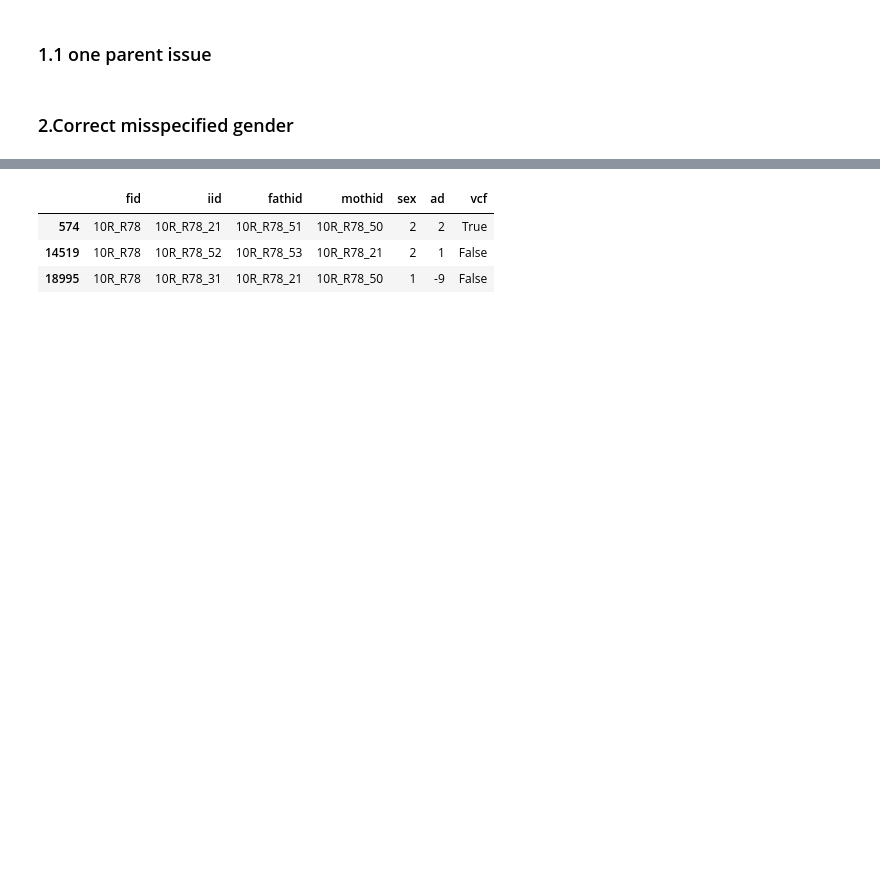
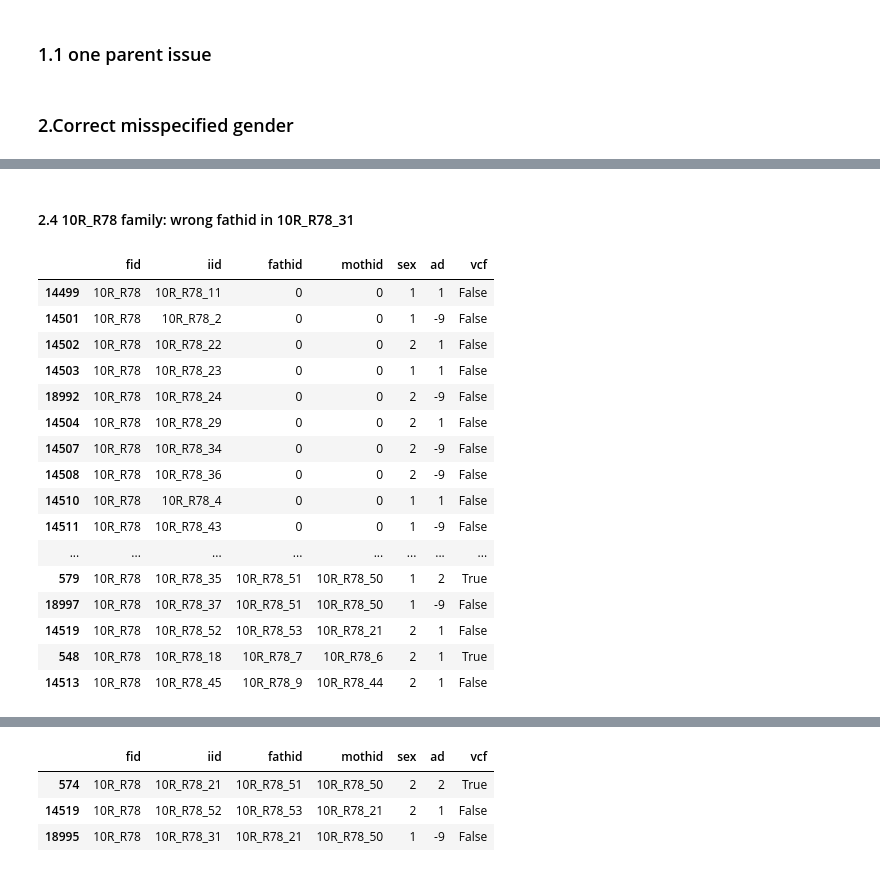
Before and after one commit to gaow/SEQLinkage, a Jupyter notebook: nbs/05_ADFam-Copy1.ipynb, the cells around one changed output, grey strips where cells are left out. Cells and saved outputs as stored; diff of their text form; code cells hidden in the pictures; blank space fills up the shorter version.

```diff
--- a/05_ADFam.ipynb
+++ b/nbs/05_ADFam-Copy1.ipynb
@@ -1045,0 +1115,3 @@ nodp_fam.to_csv('data/nodp_fam.csv',header=False,index=False)
+# %%
+nodp_fam.fathid[nodp_fam.iid=='27_126_86559'] = '27_126_86560'
+nodp_fam.mothid[nodp_fam.iid=='27_126_86559'] = '27_126_85004'
@@ -1045,0 +1131,22 @@ nodp_fam.to_csv('data/nodp_fam.csv',header=False,index=False)
+# %% [markdown]
+#### 2.4 10R_R78 family: wrong fathid in 10R_R78_31
+# %%
+nodp_fam[nodp_fam.fid == '10R_R78'].sort_values(['fathid','iid'])
+# %% [output]
+|  | fid | iid | fathid | mothid | sex | ad | vcf |
+| 14499 | 10R_R78 | 10R_R78_11 | 0 | 0 | 1 | 1 | False |
+| 14501 | 10R_R78 | 10R_R78_2 | 0 | 0 | 1 | -9 | False |
+| 14502 | 10R_R78 | 10R_R78_22 | 0 | 0 | 2 | 1 | False |
+| 14503 | 10R_R78 | 10R_R78_23 | 0 | 0 | 1 | 1 | False |
+| 18992 | 10R_R78 | 10R_R78_24 | 0 | 0 | 2 | -9 | False |
+| 14504 | 10R_R78 | 10R_R78_29 | 0 | 0 | 2 | 1 | False |
+| 14507 | 10R_R78 | 10R_R78_34 | 0 | 0 | 2 | -9 | False |
+| 14508 | 10R_R78 | 10R_R78_36 | 0 | 0 | 2 | -9 | False |
+| 14510 | 10R_R78 | 10R_R78_4 | 0 | 0 | 1 | 1 | False |
+| 14511 | 10R_R78 | 10R_R78_43 | 0 | 0 | 1 | -9 | False |
+| ... | ... | ... | ... | ... | ... | ... | ... |
+| 579 | 10R_R78 | 10R_R78_35 | 10R_R78_51 | 10R_R78_50 | 1 | 2 | True |
+| 18997 | 10R_R78 | 10R_R78_37 | 10R_R78_51 | 10R_R78_50 | 1 | -9 | False |
+| 14519 | 10R_R78 | 10R_R78_52 | 10R_R78_53 | 10R_R78_21 | 2 | 1 | False |
+| 548 | 10R_R78 | 10R_R78_18 | 10R_R78_7 | 10R_R78_6 | 2 | 1 | True |
+| 14513 | 10R_R78 | 10R_R78_45 | 10R_R78_9 | 10R_R78_44 | 2 | 1 | False |
```
Also changed, not shown: parts of 26 cells of this notebook, 21 other files.
